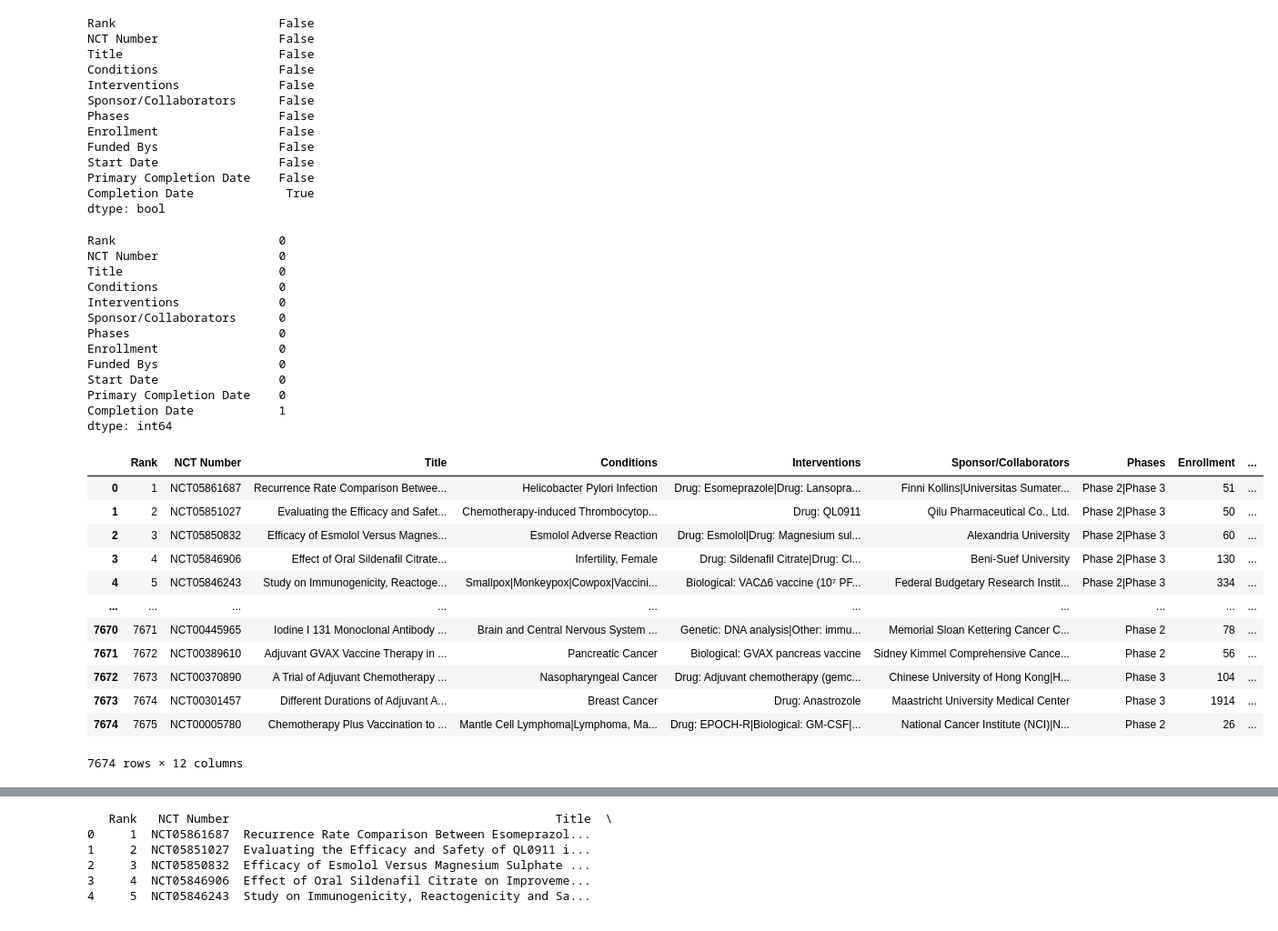
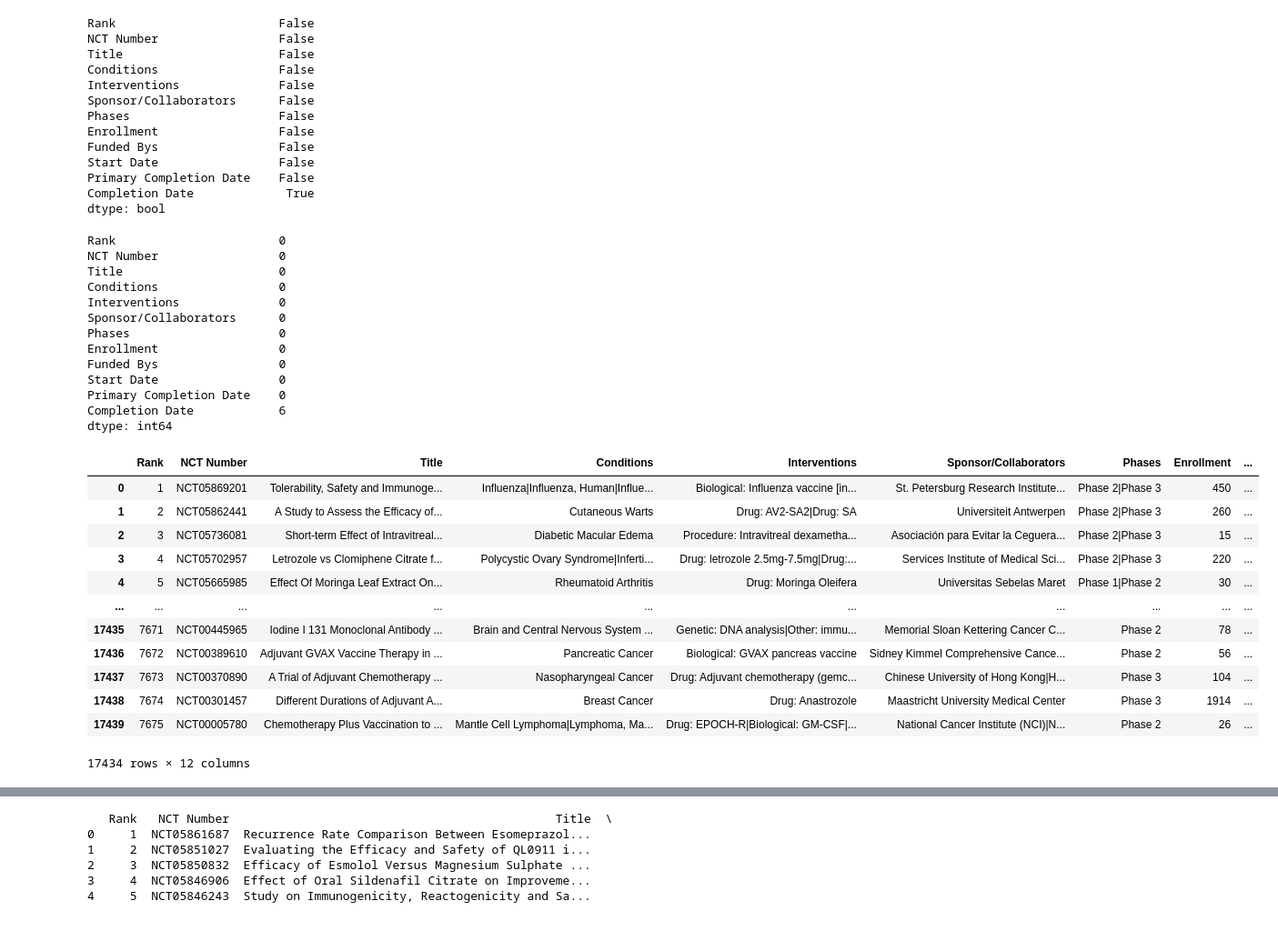
Before and after one commit to muireanncallaghan/UCDPA_muireann, a Jupyter notebook: clinical_trials.ipynb, the cells around one changed output, grey strips where cells are left out. Shown at 91% size. Cells and saved outputs as stored; diff of their text form; code cells hidden in the pictures.

Commit message:
adding last session where added second excel file to directory

```diff
--- a/clinical_trials.ipynb
+++ b/clinical_trials.ipynb
@@ -11,8 +11,12 @@ from matplotlib import pyplot as plt
 #Import seaborn for visualisations
 import seaborn as sns
 # %%
-#Load the clinical trials data from the CSV file in same directory as df
-df = pd.read_csv("completed_interventional_clinical_trials_May2021-Apr2023.csv")
+#Load the clinical trials data from both of the CSV file in same directory as may2021_apr2022 and may2019_apr2021
+may2021_apr2022 = pd.read_csv("completed_interventional_clinical_trials_May2021-Apr2023.csv")
+may2019_apr2021 = pd.read_csv("completed_interventional_clinical_trials_May2019-Apr2021.csv")
+# %%
+#Join the two tables together by appending them in a new dataframe called trials_df
+trials_df = pd.concat([may2019_apr2021, may2021_apr2022], ignore_index=True, verify_integrity=True)
 # %%
 Exploring the DataFrame
 # %% [output]
@@ -88,8 +87,8 @@ Primary Completion Date    False
 Completion Date             True
 dtype: bool
 # %%
-#Confirming that it's only one row with a blank
-df.isna().sum()
+#Confirming that it's 6 rows with a blank
+trials_df.isna().sum()
 # %% [output]
 Rank                       0
 NCT Number                 0
@@ -102,25 +101,25 @@ Enrollment                 0
 Funded Bys                 0
 Start Date                 0
 Primary Completion Date    0
-Completion Date            1
+Completion Date            6
 dtype: int64
 # %%
-#Getting rid of the blank row.
-df.dropna()
+#Getting rid of the blank rows.
+trials_df.dropna()
 # %% [output]
 |  | Rank | NCT Number | Title | Conditions | Interventions | Sponsor/Collaborators | Phases | Enrollment | ... |
-| 0 | 1 | NCT05861687 | Recurrence Rate Comparison Betwee... | Helicobacter Pylori Infection | Drug: Esomeprazole|Drug: Lansopra... | Finni Kollins|Universitas Sumater... | Phase 2|Phase 3 | 51 | ... |
-| 1 | 2 | NCT05851027 | Evaluating the Efficacy and Safet... | Chemotherapy-induced Thrombocytop... | Drug: QL0911 | Qilu Pharmaceutical Co., Ltd. | Phase 2|Phase 3 | 50 | ... |
-| 2 | 3 | NCT05850832 | Efficacy of Esmolol Versus Magnes... | Esmolol Adverse Reaction | Drug: Esmolol|Drug: Magnesium sul... | Alexandria University | Phase 2|Phase 3 | 60 | ... |
-| 3 | 4 | NCT05846906 | Effect of Oral Sildenafil Citrate... | Infertility, Female | Drug: Sildenafil Citrate|Drug: Cl... | Beni-Suef University | Phase 2|Phase 3 | 130 | ... |
-| 4 | 5 | NCT05846243 | Study on Immunogenicity, Reactoge... | Smallpox|Monkeypox|Cowpox|Vaccini... | Biological: VAC∆6 vaccine (10⁷ PF... | Federal Budgetary Research Instit... | Phase 2|Phase 3 | 334 | ... |
+| 0 | 1 | NCT05869201 | Tolerability, Safety and Immunoge... | Influenza|Influenza, Human|Influe... | Biological: Influenza vaccine [in... | St. Petersburg Research Institute... | Phase 2|Phase 3 | 450 | ... |
+| 1 | 2 | NCT05862441 | A Study to Assess the Efficacy of... | Cutaneous Warts | Drug: AV2-SA2|Drug: SA | Universiteit Antwerpen | Phase 2|Phase 3 | 260 | ... |
+| 2 | 3 | NCT05736081 | Short-term Effect of Intravitreal... | Diabetic Macular Edema | Procedure: Intravitreal dexametha... | Asociación para Evitar la Ceguera... | Phase 2|Phase 3 | 15 | ... |
+| 3 | 4 | NCT05702957 | Letrozole vs Clomiphene Citrate f... | Polycystic Ovary Syndrome|Inferti... | Drug: letrozole 2.5mg-7.5mg|Drug:... | Services Institute of Medical Sci... | Phase 2|Phase 3 | 220 | ... |
+| 4 | 5 | NCT05665985 | Effect Of Moringa Leaf Extract On... | Rheumatoid Arthritis | Drug: Moringa Oleifera | Universitas Sebelas Maret | Phase 1|Phase 2 | 30 | ... |
 | ... | ... | ... | ... | ... | ... | ... | ... | ... | ... |
-| 7670 | 7671 | NCT00445965 | Iodine I 131 Monoclonal Antibody ... | Brain and Central Nervous System ... | Genetic: DNA analysis|Other: immu... | Memorial Sloan Kettering Cancer C... | Phase 2 | 78 | ... |
-| 7671 | 7672 | NCT00389610 | Adjuvant GVAX Vaccine Therapy in ... | Pancreatic Cancer | Biological: GVAX pancreas vaccine | Sidney Kimmel Comprehensive Cance... | Phase 2 | 56 | ... |
-| 7672 | 7673 | NCT00370890 | A Trial of Adjuvant Chemotherapy ... | Nasopharyngeal Cancer | Drug: Adjuvant chemotherapy (gemc... | Chinese University of Hong Kong|H... | Phase 3 | 104 | ... |
-| 7673 | 7674 | NCT00301457 | Different Durations of Adjuvant A... | Breast Cancer | Drug: Anastrozole | Maastricht University Medical Center | Phase 3 | 1914 | ... |
-| 7674 | 7675 | NCT00005780 | Chemotherapy Plus Vaccination to ... | Mantle Cell Lymphoma|Lymphoma, Ma... | Drug: EPOCH-R|Biological: GM-CSF|... | National Cancer Institute (NCI)|N... | Phase 2 | 26 | ... |
+| 17435 | 7671 | NCT00445965 | Iodine I 131 Monoclonal Antibody ... | Brain and Central Nervous System ... | Genetic: DNA analysis|Other: immu... | Memorial Sloan Kettering Cancer C... | Phase 2 | 78 | ... |
+| 17436 | 7672 | NCT00389610 | Adjuvant GVAX Vaccine Therapy in ... | Pancreatic Cancer | Biological: GVAX pancreas vaccine | Sidney Kimmel Comprehensive Cance... | Phase 2 | 56 | ... |
+| 17437 | 7673 | NCT00370890 | A Trial of Adjuvant Chemotherapy ... | Nasopharyngeal Cancer | Drug: Adjuvant chemotherapy (gemc... | Chinese University of Hong Kong|H... | Phase 3 | 104 | ... |
+| 17438 | 7674 | NCT00301457 | Different Durations of Adjuvant A... | Breast Cancer | Drug: Anastrozole | Maastricht University Medical Center | Phase 3 | 1914 | ... |
+| 17439 | 7675 | NCT00005780 | Chemotherapy Plus Vaccination to ... | Mantle Cell Lymphoma|Lymphoma, Ma... | Drug: EPOCH-R|Biological: GM-CSF|... | National Cancer Institute (NCI)|N... | Phase 2 | 26 | ... |
-7674 rows × 12 columns
+17434 rows × 12 columns
 # %%
 Sorting
 # %%
```
Also changed, not shown: parts of 9 cells of this notebook, 1 other file.
